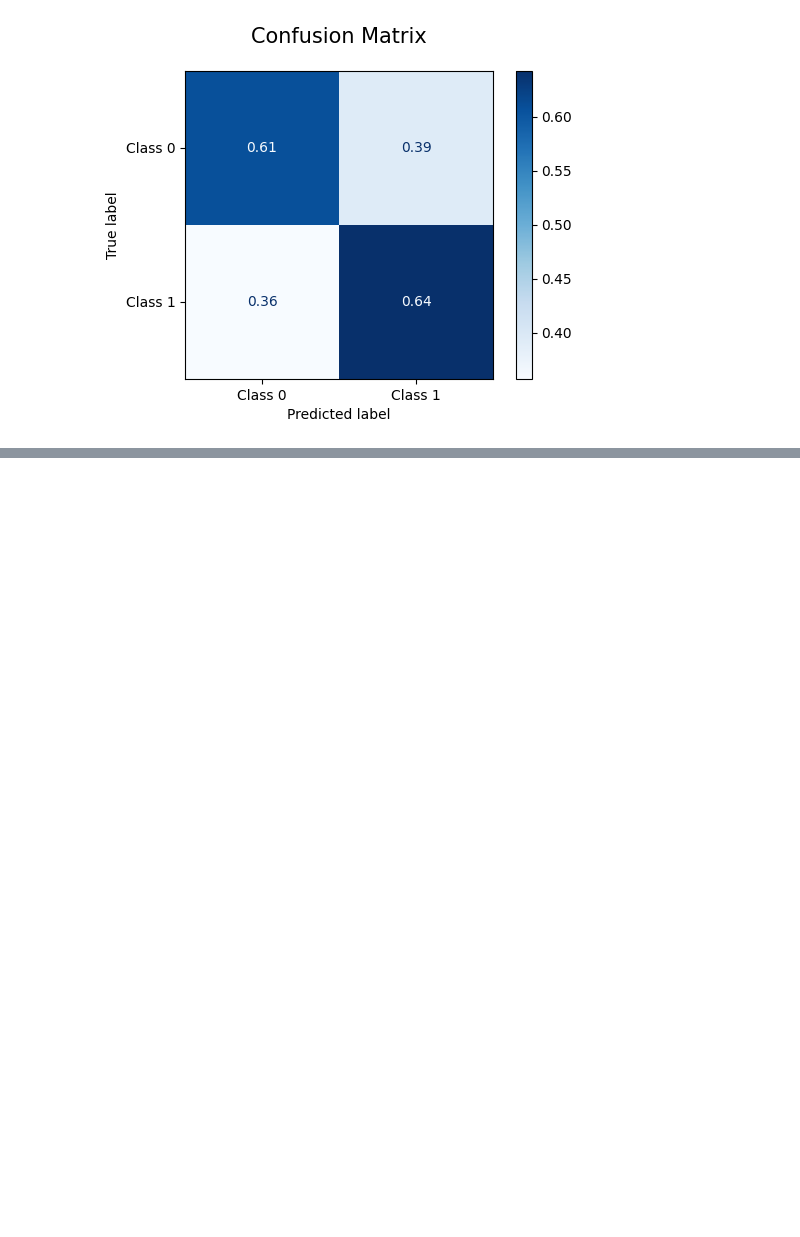
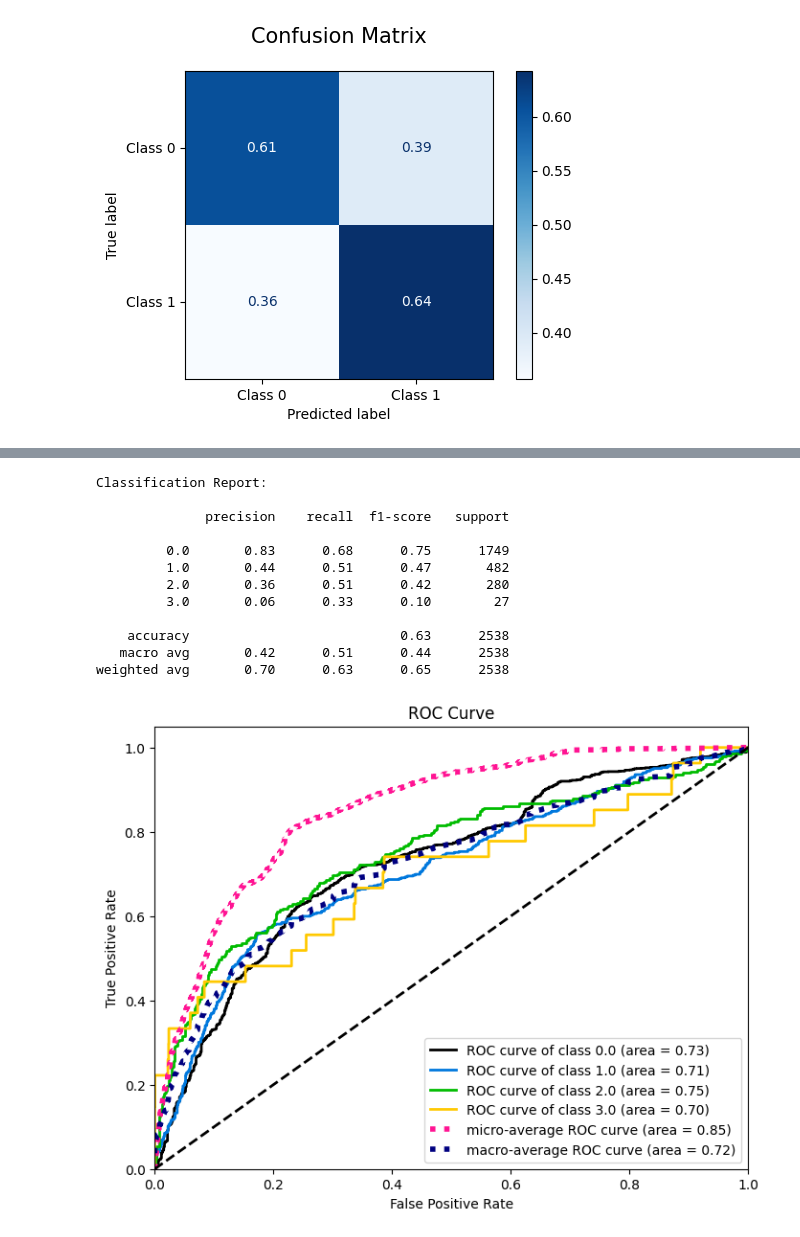
Before and after one commit to kilomo12/Data_Mining_project2, a Jupyter notebook: Support_vector_machine.ipynb, the cells around one changed output, grey strips where cells are left out. Drawn from its saved outputs; the diff is of its cells as text; code cells hidden in the pictures; blank space fills up the shorter version.

```diff
--- a/Support_vector_machine.ipynb
+++ b/Support_vector_machine.ipynb
@@ -51,7 +51,7 @@ from sklearn.metrics import (
 # %% [markdown]
 ### Data Preparation
 # %%
-df_original = pd.read_csv("dm2_25_26_dataset_tabular/DM2_project/cmi_internet.csv")
+df_original = pd.read_csv("cmi_internet_copie.csv")
 df = pd.read_csv("cmi_internet_WT_outlier_New_features.csv")
 X = df.values
 y = np.array(df_original.loc[df.index, 'sii'])
@@ -726,0 +743,7 @@ plt.show()
+# %%
+# SelectFromModel with XGBoost
+
+sel = SelectFromModel(xgb.XGBClassifier(random_state=42))
+X_train_sel = sel.fit_transform(X_train_resampled, y_train_resampled)
+X_test_sel = sel.transform(X_test)
+X_train_sel.shape
@@ -726,0 +752,9 @@ plt.show()
+# %%
+clf = SVC(C=1.0, random_state=42)
+clf.fit(X_train_sel, y_train_resampled)
+
+y_pred = clf.predict(X_test_sel)
+
+print('Accuracy %s' % accuracy_score(y_test, y_pred))
+print('F1-score %s' % f1_score(y_test, y_pred, average=None))
+print(classification_report(y_test, y_pred))
@@ -726,0 +774,42 @@ plt.show()
+# %%
+from sklearn.svm import SVC
+from sklearn.calibration import CalibratedClassifierCV
+import scikitplot as skplt
+
+# SVC does not provide calibrated probabilities by default
+base_clf = SVC(C=1.0, random_state=42, max_iter=5000)
+
+clf = CalibratedClassifierCV(base_clf, method="sigmoid", cv=5)
+clf.fit(X_train_sel, y_train_resampled)
+
+# 2. Predictions
+y_pred = clf.predict(X_test_sel)
+y_score = clf.predict_proba(X_test_sel)
+
+# 3. Text Evaluation
+print("Classification Report:\n")
+print(classification_report(y_test, y_pred))
+
+# 4. Visual Evaluation
+skplt.metrics.plot_roc(
+    y_test,
+    y_score,
+    figsize=(8, 6),
+    title="ROC Curve"
+)
+
+plt.show()
+# %% [output]
+Classification Report:
+
+              precision    recall  f1-score   support
+
+         0.0       0.83      0.68      0.75      1749
+         1.0       0.44      0.51      0.47       482
+         2.0       0.36      0.51      0.42       280
+         3.0       0.06      0.33      0.10        27
+
+    accuracy                           0.63      2538
+   macro avg       0.42      0.51      0.44      2538
+weighted avg       0.70      0.63      0.65      2538
+[figure, added]
```
Also changed, not shown: parts of 21 cells of this notebook, 21 other files.
